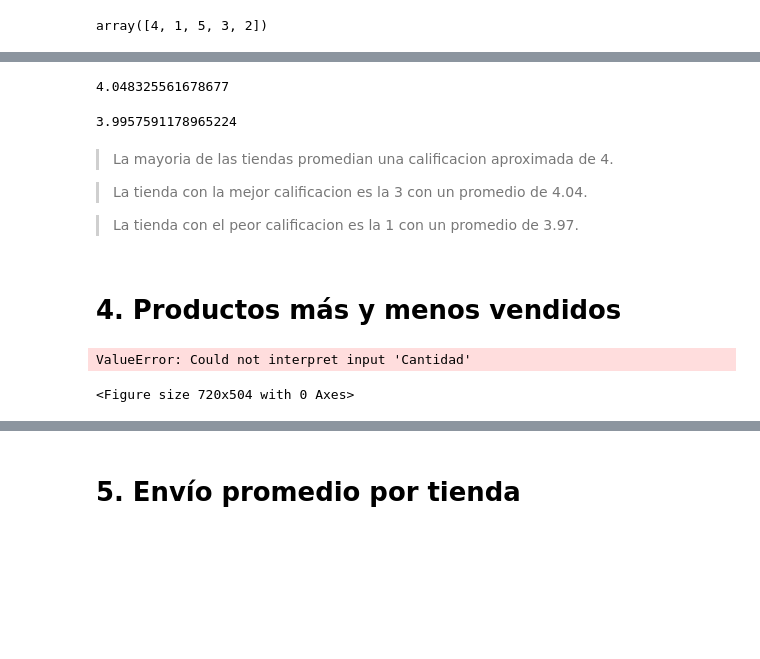
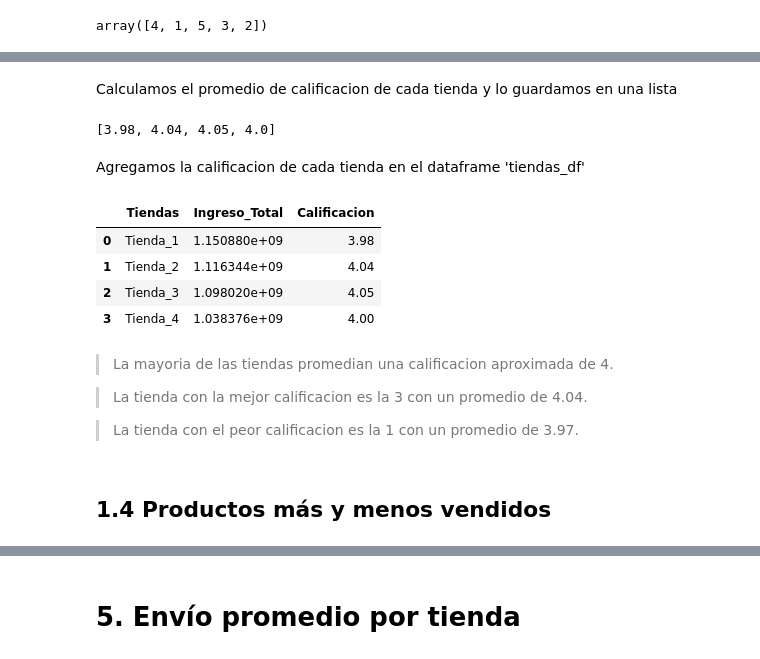
Before and after one commit to jbernalg/challenge-store, a Jupyter notebook: AluraStoreLatam.ipynb, the cells around one changed output, grey strips where cells are left out. Drawn from its saved outputs; the diff is of its cells as text; code cells hidden in the pictures; blank space fills up the shorter version.

```diff
--- a/AluraStoreLatam.ipynb
+++ b/AluraStoreLatam.ipynb
@@ -71,12 +71,12 @@ ingreso_total_T4
 1038375700.0
 # %%
 # dataframe con los ingresos por tienda
-ingresos_tienda_df = pd.DataFrame({
+tiendas_df = pd.DataFrame({
     'Tiendas': tiendas,
     'Ingreso_Total':ingresos
 })
 
-ingresos_tienda_df
+tiendas_df
 # %% [output]
 |  | Tiendas | Ingreso_Total |
 | 0 | Tienda_1 | 1.150880e+09 |
@@ -161,13 +153,34 @@ cal_prom_T2
-# %%
-cal_prom_T3 = tienda3['Calificación'].mean()
-cal_prom_T3
-# %% [output]
-4.048325561678677
-# %%
-cal_prom_T4 = tienda4['Calificación'].mean()
-cal_prom_T4
-# %% [output]
-3.9957591178965224
+# %% [markdown]
+Calculamos el promedio de calificacion de cada tienda y lo guardamos en una lista
+# %%
+prom_cal = []
+
+cal_prom_T1 = tienda['Calificación'].mean()
+prom_cal.append(round(cal_prom_T1,2))
+
+cal_prom_T2 = tienda2['Calificación'].mean()
+prom_cal.append(round(cal_prom_T2,2))
+
+cal_prom_T3 = tienda3['Calificación'].mean()
+prom_cal.append(round(cal_prom_T3,2))
+
+cal_prom_T4 = tienda4['Calificación'].mean()
+prom_cal.append(round(cal_prom_T4,2))
+
+prom_cal
+# %% [output]
+[3.98, 4.04, 4.05, 4.0]
+# %% [markdown]
+Agregamos la calificacion de cada tienda en el dataframe 'tiendas_df'
+# %%
+tiendas_df['Calificacion'] = prom_cal
+tiendas_df
+# %% [output]
+|  | Tiendas | Ingreso_Total | Calificacion |
+| 0 | Tienda_1 | 1.150880e+09 | 3.98 |
+| 1 | Tienda_2 | 1.116344e+09 | 4.04 |
+| 2 | Tienda_3 | 1.098020e+09 | 4.05 |
+| 3 | Tienda_4 | 1.038376e+09 | 4.00 |
 # %% [markdown]
 > La mayoria de las tiendas promedian una calificacion aproximada de 4.
 
@@ -175,17 +188,4 @@ cal_prom_T4
 
 > La tienda con el peor calificacion es la 1 con un promedio de 3.97.
 # %% [markdown]
-# 4. Productos más y menos vendidos
+## 1.4 Productos más y menos vendidos
-# %%
-import seaborn as sns
-import matplotlib.pyplot as plt
-
-plt.figure(figsize=(10,7))
-sns.barplot(data=conteo_T1, y='Categoria', x='Cantidad', palette='Set2')
-plt.title('Cantidad de productos vendidos por categoria. Tienda 1', fontsize=14, fontweight='bold')
-plt.ylabel('Categoria')
-plt.xlabel('Cantidad')
-plt.show()
-# %% [output]
-ValueError: Could not interpret input 'Cantidad'
-<Figure size 720x504 with 0 Axes>
```
Also changed, not shown: parts of 15 cells of this notebook.
